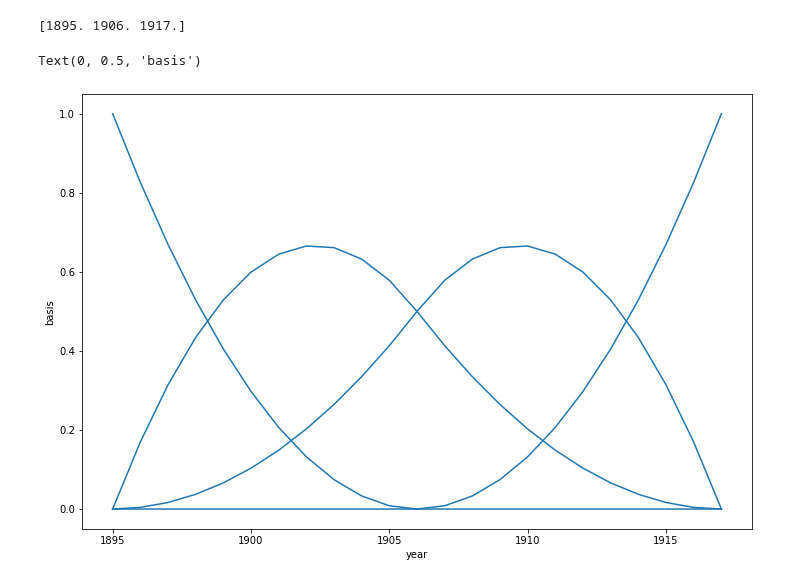
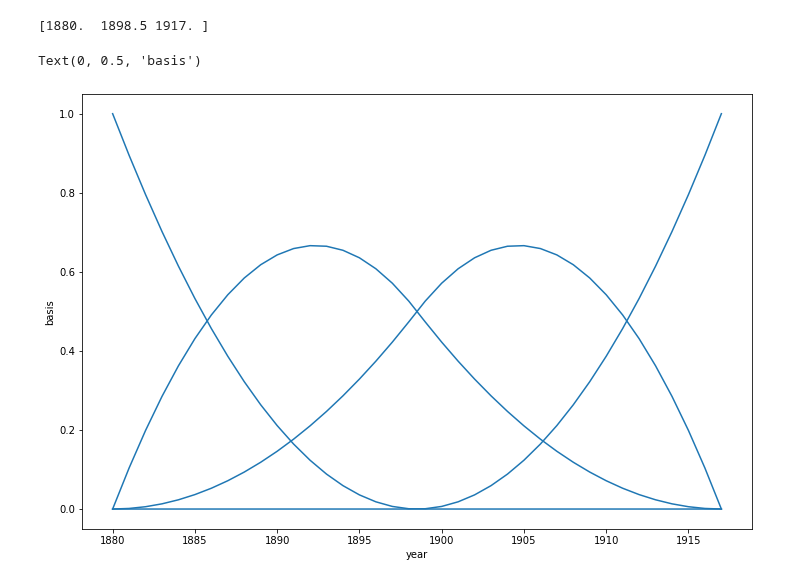
Before and after one commit to AnttiHaerkoenen/vyborg_orthodox, a Jupyter notebook: notebooks/missing_orthodox.ipynb, the cells around one changed output. Drawn from its saved outputs; the diff is of its cells as text; code cells hidden in the pictures.

```diff
--- a/notebooks/missing_orthodox.ipynb
+++ b/notebooks/missing_orthodox.ipynb
@@ -103,14 +103,14 @@ districts_in_city = [
 ]
 
 clerks = {
-    'Gustaf Jägerlund': 1880,
-    'Blomquist': 1881,
-    'Waldemar Jankowsky': 1884,
-    'Otto Modeen': 1886,
+    'Gustaf Wilhelm Fagerlund': 1880,
+    'Ivar Ferdinand Blomqvist': 1882,
+    'Woldemar Johan Jankowsky': 1884,
+    'Otto August Modeen': 1886,
     'Gustaf Frankenhaeuser': 1903,
-    'Calonius': 1906,
-    'Crohns': 1912,
-    'Julius Hyökki': 1913,
+    'Gustaf Calonius': 1906,
+    'Erik Johannes Crohns': 1912,
+    'Julius Ludvig Hyökki': 1913,
 }
 
 poll_tax = pd.read_csv(data_dir / 'poll_tax_register.csv', index_col=0)
@@ -178,27 +178,33 @@ data.drop(columns=['Henkikirjoittaja'], inplace=True)
 # %%
 import arviz as az
 import pymc3 as pm
 from patsy import dmatrix
 
-regression_data = data.loc['1895':'1917', 'Kaupunki'].copy()
-missing_years = list(range(1903, 1913)) + [1916, 1917]
-regression_data.loc[regression_data.index.isin(missing_years)] = np.nan
+regression_data = data.loc['1880':'1917', 'Kaupunki'].copy()
+missing_years = [1881, 1882, 1884, 1885, 1887] + list(range(1889, 1893)) + list(range(1903, 1913)) + [1916, 1917]
+regression_data.loc[regression_data.index.isin(missing_years)] = np.nan # imputation
+# regression_data.drop(index=missing_years, inplace=True) # no imputation
+regression_data = pd.DataFrame(data=({
+    'Vuosi': regression_data.index,
+    'Kaupunki': regression_data,
+}))
+# regression_data = (regression_data - regression_data.mean()) / regression_data.var()**0.5
 
 n_knots = 3
-knot_list = np.linspace(regression_data.index[0], regression_data.index[-1], n_knots)
+knot_list = np.linspace(regression_data.Vuosi.min(), regression_data.Vuosi.max(), n_knots)
 print(knot_list)
 B = dmatrix(
     "bs(year, knots=knots, degree=2, include_intercept=True) - 1",
-    {"year": regression_data.index.values, "knots": knot_list[1:-1]},
+    {"year": regression_data.Vuosi, "knots": knot_list[1:-1]},
 )
 
 _, ax = plt.subplots(1, 1, figsize=(12, 8))
 for i in range(n_knots + 1):
-    ax.plot(regression_data.index, (B[:, i]), color="C0")
+    ax.plot(regression_data.Vuosi, (B[:, i]), color="C0")
 ax.set_xlabel("year")
 ax.set_ylabel("basis")
 # %% [output]
-[1895. 1906. 1917.]
+[1880.  1898.5 1917. ]
 Text(0, 0.5, 'basis')
-[figure, old version]
+[figure, new version]
 # %%
```
Also changed, not shown: parts of 4 cells of this notebook, 1 other file.
